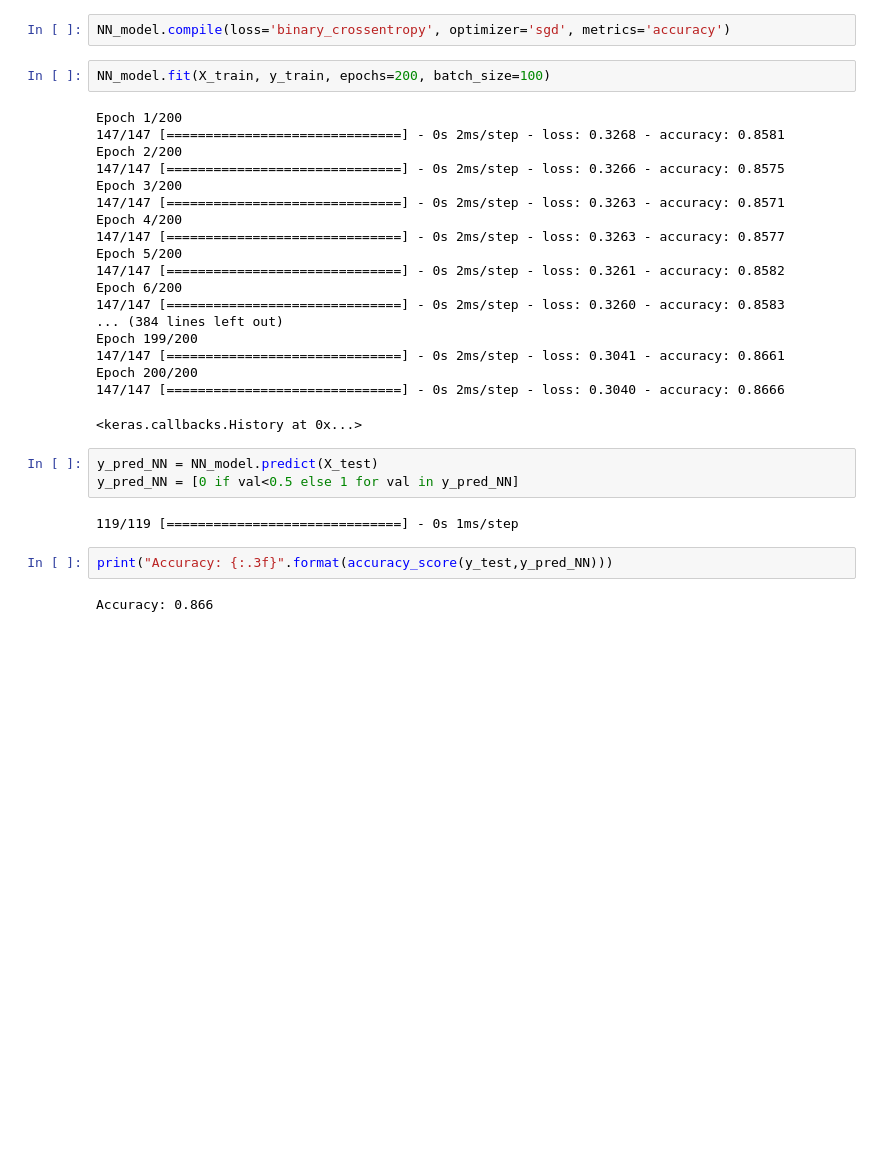
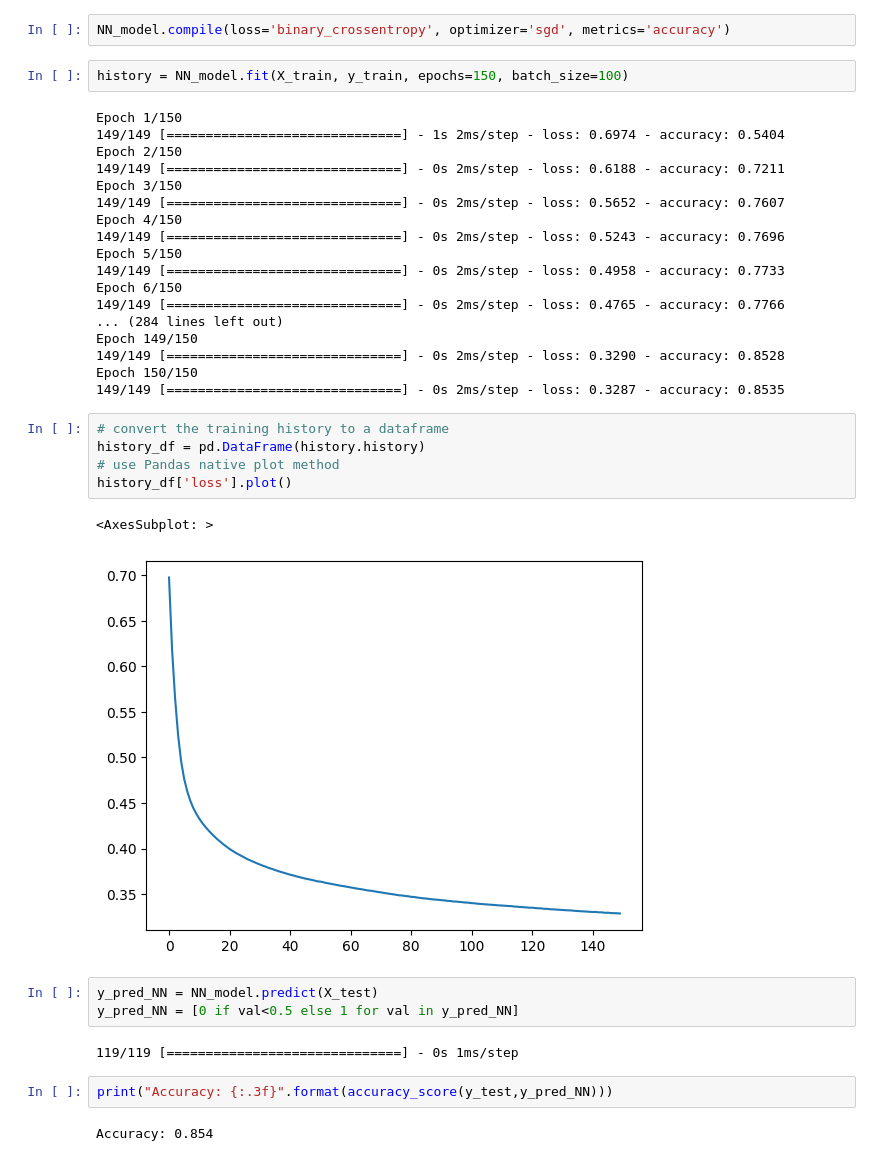
Before and after one commit to it21053528/Machine-learning, a Jupyter notebook: Magic/MagicTelescope.ipynb, the cells around one changed output. Saved outputs shown, nothing was run; the diff lists cells and outputs as text; blank space fills up the shorter version.

Commit message:
update accuracy

```diff
--- a/Magic/MagicTelescope.ipynb
+++ b/Magic/MagicTelescope.ipynb
@@ -137,26 +137,33 @@ NN_model.add(Dense(units=1, activation='sigmoid'))
 # %%
 NN_model.compile(loss='binary_crossentropy', optimizer='sgd', metrics='accuracy')
 # %%
-NN_model.fit(X_train, y_train, epochs=200, batch_size=100)
+history = NN_model.fit(X_train, y_train, epochs=150, batch_size=100)
 # %% [output]
-Epoch 1/200
-147/147 [==============================] - 0s 2ms/step - loss: 0.3268 - accuracy: 0.8581
-Epoch 2/200
-147/147 [==============================] - 0s 2ms/step - loss: 0.3266 - accuracy: 0.8575
-Epoch 3/200
-147/147 [==============================] - 0s 2ms/step - loss: 0.3263 - accuracy: 0.8571
-Epoch 4/200
-147/147 [==============================] - 0s 2ms/step - loss: 0.3263 - accuracy: 0.8577
-Epoch 5/200
-147/147 [==============================] - 0s 2ms/step - loss: 0.3261 - accuracy: 0.8582
-Epoch 6/200
-147/147 [==============================] - 0s 2ms/step - loss: 0.3260 - accuracy: 0.8583
-... (384 lines left out)
-Epoch 199/200
-147/147 [==============================] - 0s 2ms/step - loss: 0.3041 - accuracy: 0.8661
-Epoch 200/200
-147/147 [==============================] - 0s 2ms/step - loss: 0.3040 - accuracy: 0.8666
+Epoch 1/150
+149/149 [==============================] - 1s 2ms/step - loss: 0.6974 - accuracy: 0.5404
+Epoch 2/150
+149/149 [==============================] - 0s 2ms/step - loss: 0.6188 - accuracy: 0.7211
+Epoch 3/150
+149/149 [==============================] - 0s 2ms/step - loss: 0.5652 - accuracy: 0.7607
+Epoch 4/150
+149/149 [==============================] - 0s 2ms/step - loss: 0.5243 - accuracy: 0.7696
+Epoch 5/150
+149/149 [==============================] - 0s 2ms/step - loss: 0.4958 - accuracy: 0.7733
+Epoch 6/150
+149/149 [==============================] - 0s 2ms/step - loss: 0.4765 - accuracy: 0.7766
+... (284 lines left out)
+Epoch 149/150
+149/149 [==============================] - 0s 2ms/step - loss: 0.3290 - accuracy: 0.8528
+Epoch 150/150
+149/149 [==============================] - 0s 2ms/step - loss: 0.3287 - accuracy: 0.8535
-<keras.callbacks.History at 0x...>
+# %%
+# convert the training history to a dataframe
+history_df = pd.DataFrame(history.history)
+# use Pandas native plot method
+history_df['loss'].plot()
+# %% [output]
+<AxesSubplot: >
+[figure, added]
 # %%
 y_pred_NN = NN_model.predict(X_test)
 y_pred_NN = [0 if val<0.5 else 1 for val in y_pred_NN]
@@ -165,4 +172,4 @@ y_pred_NN = [0 if val<0.5 else 1 for val in y_pred_NN]
 # %%
 print("Accuracy: {:.3f}".format(accuracy_score(y_test,y_pred_NN)))
 # %% [output]
-Accuracy: 0.866
+Accuracy: 0.854
```
Also changed, not shown: parts of 1 cell of this notebook, 9 other files.
